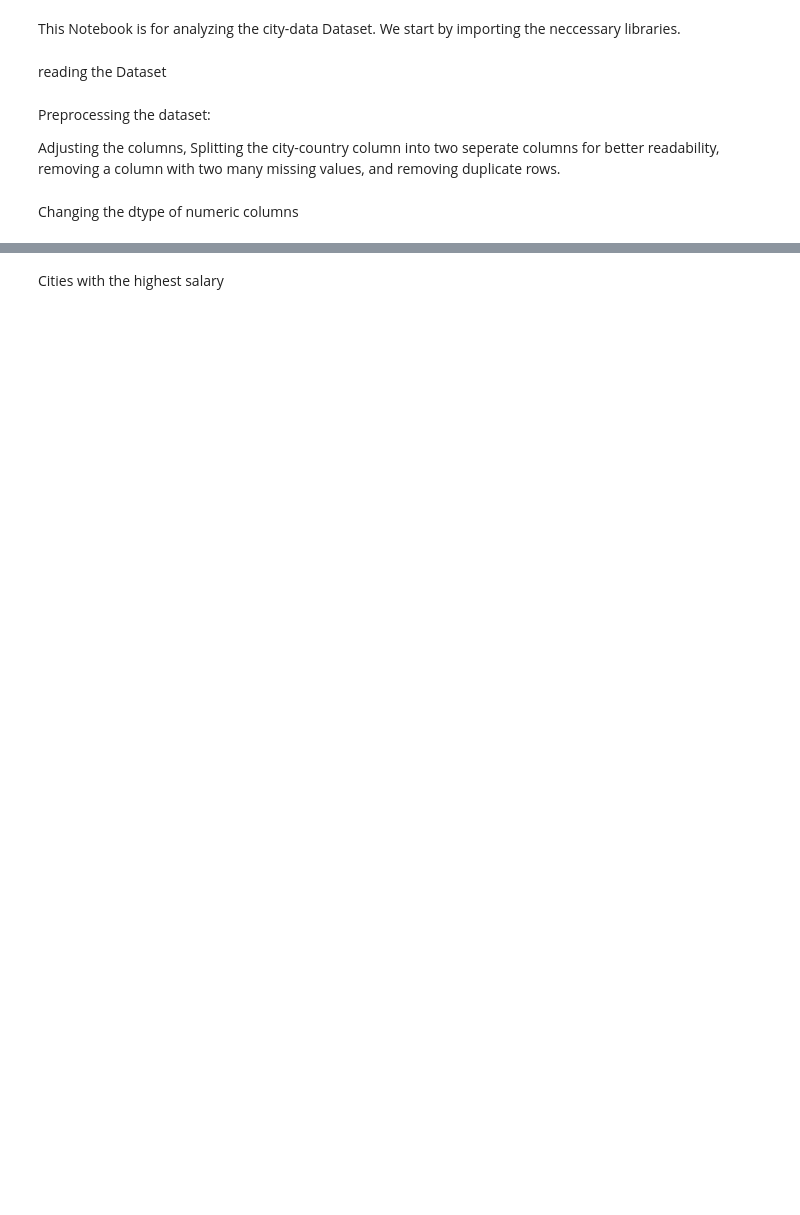
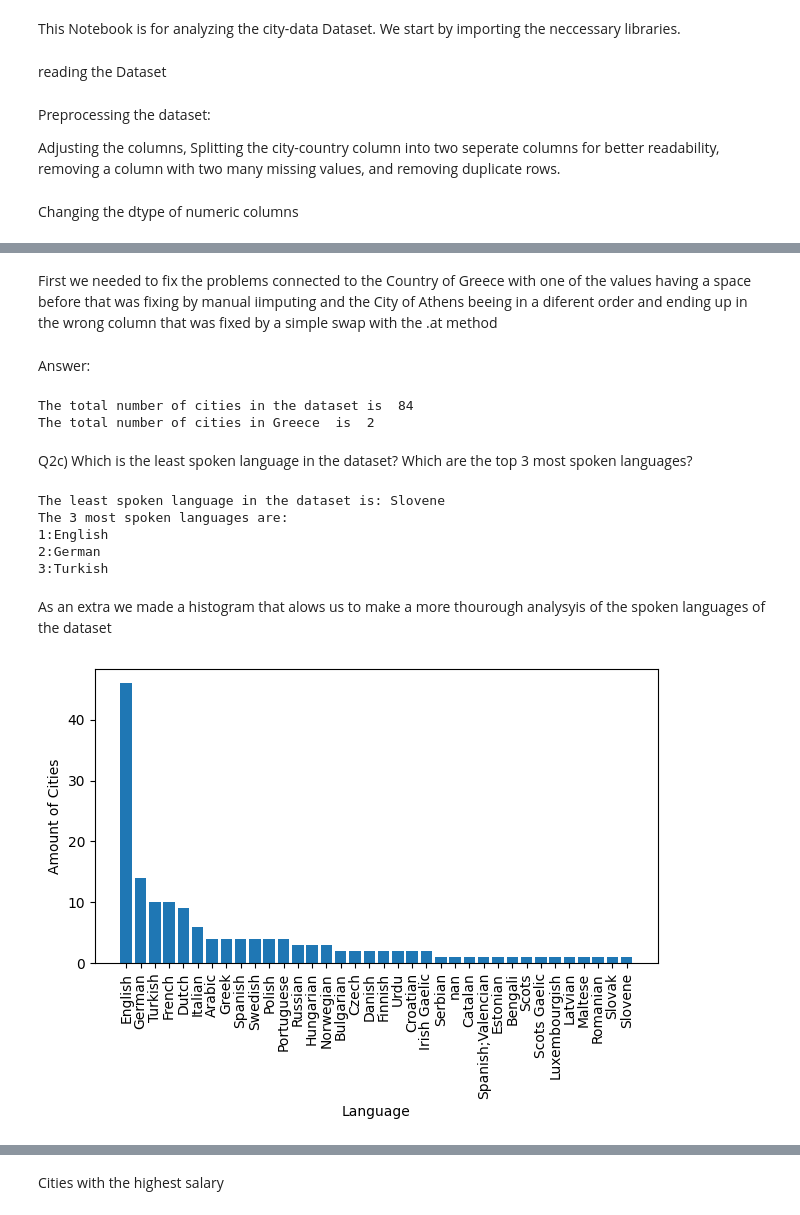
Before and after one commit to yair19-meet/PDS-project, a Jupyter notebook: src/analysis.ipynb, the cells around one changed output, grey strips where cells are left out. Saved outputs shown, nothing was run; the diff lists cells and outputs as text; code cells hidden in the pictures; blank space fills up the shorter version.

```diff
--- a/src/analysis.ipynb
+++ b/src/analysis.ipynb
@@ -142,0 +175,2 @@ Amount of Cities in total: 84
+# %% [markdown]
+First we needed to fix the problems connected to the Country of Greece with one of the values having a space before that was fixing by manual iimputing and the City of Athens beeing in a diferent order and ending up in the wrong column that was fixed by a simple swap with the .at method
@@ -142,0 +183,77 @@ Amount of Cities in total: 84
+# %% [markdown]
+Answer:
+# %%
+total_cities=data["City"].count()
+
+cities_Greece=data[data["Country"]=="Greece"]["City"].count()
+print("The total number of cities in the dataset is ", total_cities)
+print("The total number of cities in Greece  is ", cities_Greece)
+# %% [output]
+The total number of cities in the dataset is  84
+The total number of cities in Greece  is  2
+# %% [markdown]
+Q2c) Which is the least spoken language in the dataset? Which are the top 3 most
+spoken languages?
+# %%
+languages = {}
+english_spoken = []
+for item in data['Main Spoken Languages']:
+    lst = str(item).split(",")
+    eng = False
+    for i in lst:
+        i = i.strip()
+        if i == 'English':
+            eng = True
+        if i not in languages:
+            languages[i] = 1
+        else:
+            languages[i] += 1
+    english_spoken.append(eng)
+
+languages = sorted(languages.items(), key=lambda x: x[1], reverse=True)
+least_spoken_languages=[]
+most_spoken_language=languages[0]
+second_most=languages[1]
+third_most=languages[2]
+least_spoken_languages=languages[-1]
+
+
+print("The least spoken language in the dataset is:", least_spoken_languages[0] )
+print(f"The 3 most spoken languages are:\n1:{most_spoken_language[0]}\n2:{second_most[0]}\n3:{third_most[0]}")
+# %% [output]
+The least spoken language in the dataset is: Slovene
+The 3 most spoken languages are:
+1:English
+2:German
+3:Turkish
+# %% [markdown]
+As an extra we made a histogram that alows us to make a more thourough analysyis of the spoken languages of the dataset
+# %%
+languages = {}
+english_spoken = []
+for item in data['Main Spoken Languages']:
+    lst = str(item).split(",")
+    eng = False
+    for i in lst:
+        i = i.strip()
+        if i == 'English':
+            eng = True
+        if i not in languages:
+            languages[i] = 1
+        else:
+            languages[i] += 1
+    english_spoken.append(eng)
+
+data['english_spoken'] = english_spoken
+
+languages = sorted(languages.items(), key=lambda x: x[1], reverse=True)
+languages
+spoken_languages, counts = map(list, zip(*languages))
+plt.bar(x=spoken_languages, height=counts)
+plt.xticks(rotation=90)
+plt.xlabel('Language')
+plt.ylabel('Amount of Cities')
+plt.tight_layout()
+plt.show()
+# %% [output]
+[figure, added]
```
Also changed, not shown: parts of 31 cells of this notebook.
